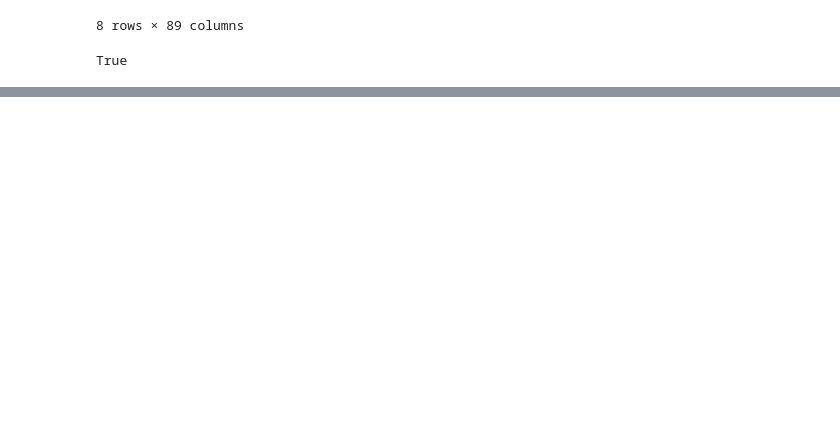
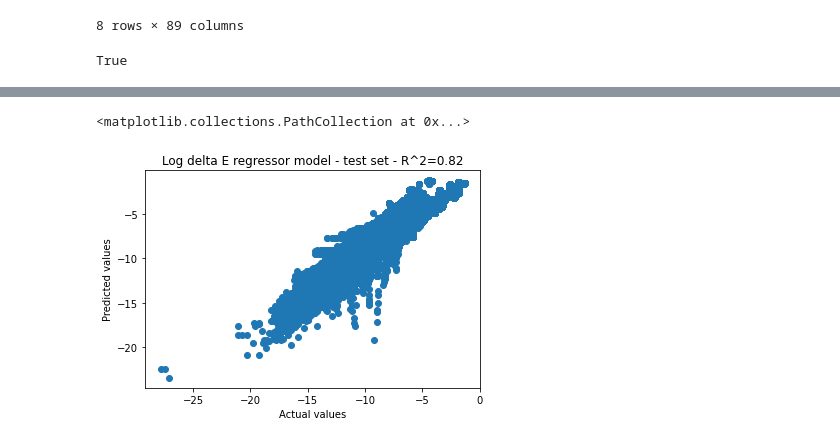
Before and after one commit to CS-433/ml-project-2-aiidalearn, a Jupyter notebook: code/model_analysis/log_delta_E_variance.ipynb, the cells around one changed output, grey strips where cells are left out. Cells and saved outputs as stored; diff of their text form; code cells hidden in the pictures; blank space fills up the shorter version.

```diff
--- a/code/model_analysis/log_delta_E_variance.ipynb
+++ b/code/model_analysis/log_delta_E_variance.ipynb
@@ -65,0 +92,8 @@ plt.scatter(x, y)
+# %%
+plt.xlabel("Actual values")
+plt.ylabel("Predicted values")
+plt.title(f"Log delta E regressor model - test set - R^2={r2_score(y_pred_test, y_test.values.squeeze()):.2f}")
+plt.scatter(y_pred_test, y_test.values.squeeze())
+# %% [output]
+<matplotlib.collections.PathCollection at 0x...>
+[figure, added]
```
Also changed, not shown: parts of 9 cells of this notebook, 3 other files.
